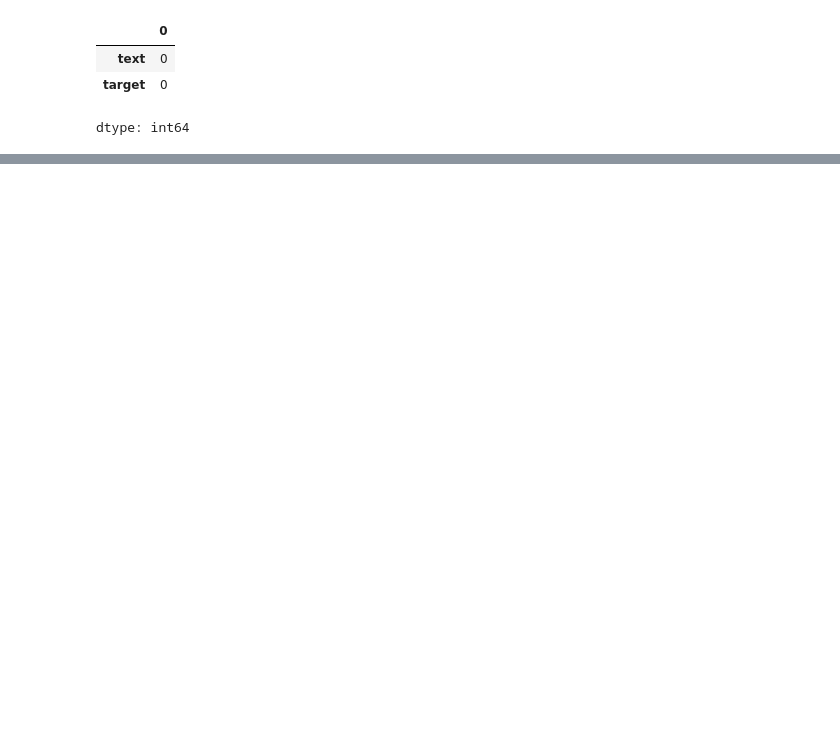
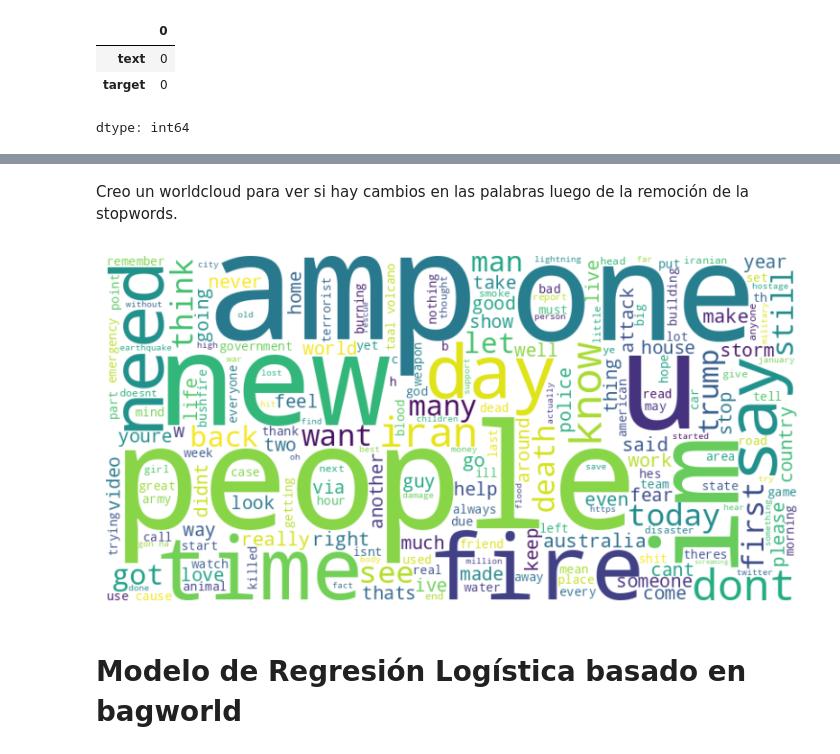
Before and after one commit to andresgabas/DSIII-, a Jupyter notebook: Proyecto_final_DS3.ipynb, the cells around one changed output, grey strips where cells are left out. Cells and saved outputs as stored; diff of their text form; code cells hidden in the pictures; blank space fills up the shorter version.

```diff
--- a/Proyecto_final_DS3.ipynb
+++ b/Proyecto_final_DS3.ipynb
@@ -90,0 +270,10 @@ dtype: int64
+# %%
+# prompt: remove stop words from column text
+
+def remove_stopwords(text):
+    stop_words = set(stopwords.words('english'))
+    filtered_text = [word for word in text if word not in stop_words]
+    return filtered_text
+
+df['text'] = df['text'].apply(remove_stopwords)
+df
@@ -90,0 +294,19 @@ dtype: int64
+# %% [markdown]
+Creo un worldcloud para ver si hay cambios en las palabras luego de la remoción de la stopwords.
+# %%
+# prompt: Create worldcloud
+
+def wordcloud_graph(text):
+    wordcloud = WordCloud(width=800, height=400, background_color='white').generate(text)
+    plt.figure(figsize=(10, 5))
+    plt.imshow(wordcloud, interpolation='bilinear')
+    plt.axis('off')
+    plt.show()
+
+# Example usage with the 'text' column of your DataFrame
+text_combined = " ".join([" ".join(x) for x in df['text'].values]) # Combine all text data into a single string
+wordcloud_graph(text_combined)
+# %% [output]
+[figure, added]
+# %% [markdown]
+# Modelo de Regresión Logística basado en bagworld
```
Also changed, not shown: parts of 29 cells of this notebook.
